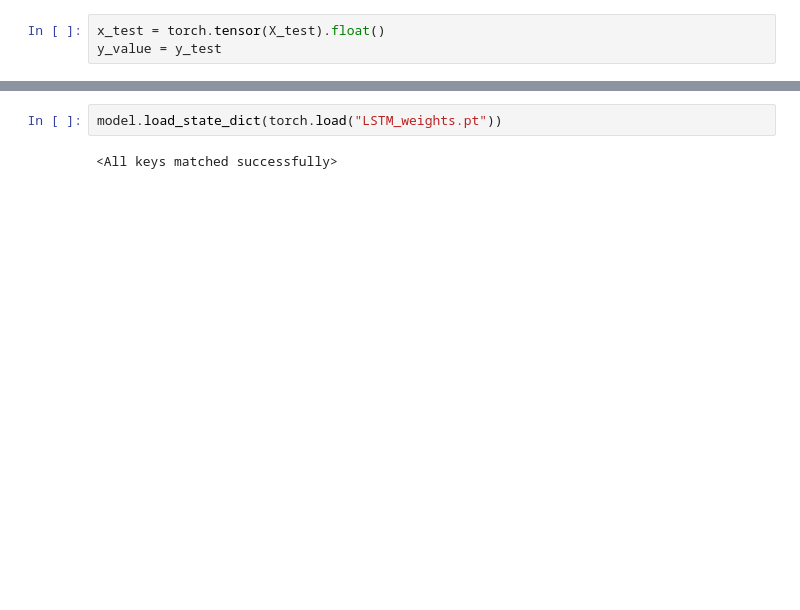
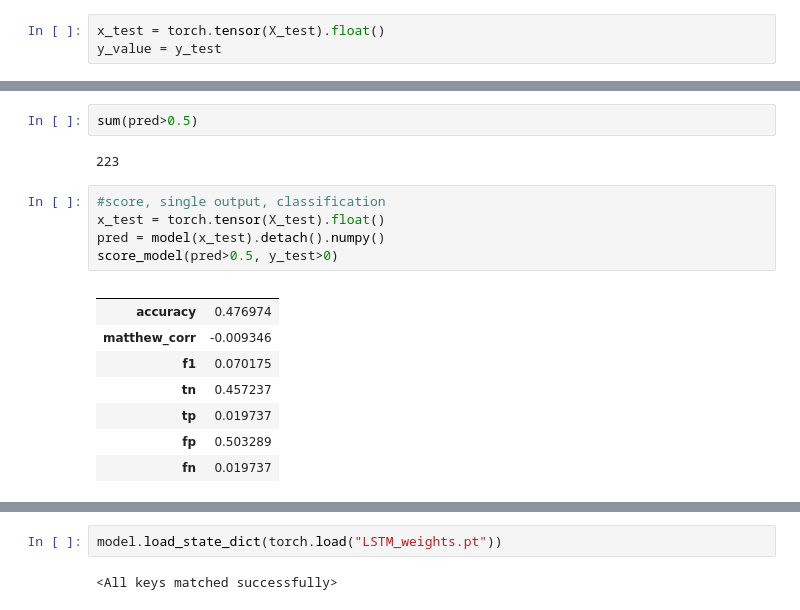
Before and after one commit to Dogecoinnlp/Crypto-Nlp, a Jupyter notebook: Attention Learning.ipynb, the cells around one changed output, grey strips where cells are left out. Saved outputs shown, nothing was run; the diff lists cells and outputs as text; blank space fills up the shorter version.

```diff
--- a/Attention Learning.ipynb
+++ b/Attention Learning.ipynb
@@ -222,0 +310,18 @@ ValueError: operands could not be broadcast together with shapes (1618,) (1618,5
+# %%
+sum(pred>0.5)
+# %% [output]
+223
+# %%
+#score, single output, classification
+x_test = torch.tensor(X_test).float()
+pred = model(x_test).detach().numpy()
+score_model(pred>0.5, y_test>0)
+# %% [output]
+|  |  |
+| accuracy | 0.476974 |
+| matthew_corr | -0.009346 |
+| f1 | 0.070175 |
+| tn | 0.457237 |
+| tp | 0.019737 |
+| fp | 0.503289 |
+| fn | 0.019737 |
```
Also changed, not shown: parts of 23 cells of this notebook, 1 other file.
